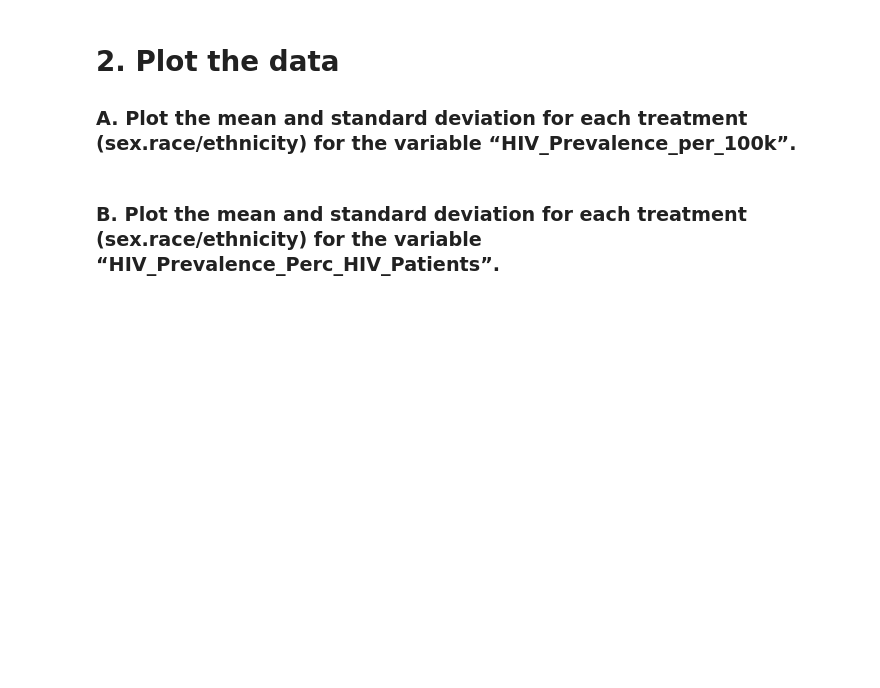
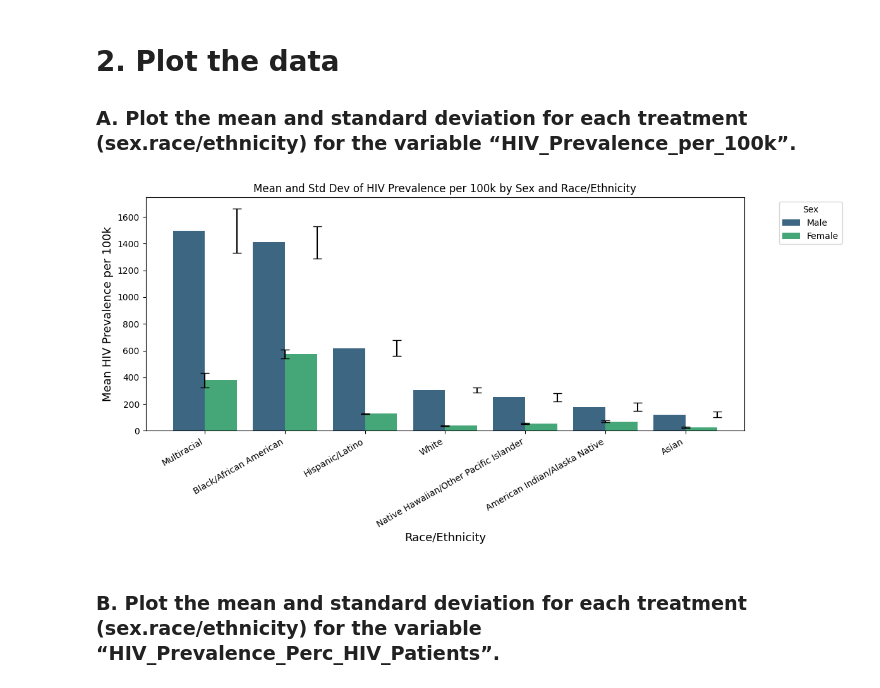
Before and after one commit to Apostle-of-Laplace/College, a Jupyter notebook: CBEE 213 Code/Homework Assignments/Homework 4/CBEE 213 Homework 4.ipynb, the cells around one changed output. Drawn from its saved outputs; the diff is of its cells as text; code cells hidden in the pictures; blank space fills up the shorter version.

```diff
--- a/CBEE 213 Code/Homework Assignments/Homework 4/CBEE 213 Homework 4.ipynb
+++ b/CBEE 213 Code/Homework Assignments/Homework 4/CBEE 213 Homework 4.ipynb
@@ -1,7 +84,61 @@
 # %% [markdown]
 # 1. Import the file “HIV_HW5.xlsx Download HIV_HW5.xlsx ” into Jupyter
+# %%
+file_name = 'CBEE 213 HW 4 HIV data.csv'
+hiv_data = path_finder(file_name)
 # %% [markdown]
 # 2. Plot the data
 ### A. Plot the mean and standard deviation for each treatment (sex.race/ethnicity) for the variable “HIV_Prevalence_per_100k”.
+# %%
+
+hiv_data_sorted = data_sorter(hiv_data)
+hiv_data_analyzed = data_analyzer(hiv_data_sorted)
+
+analyzed_df = pd.DataFrame([
+    {
+        'Sex': k[0],
+        'Race/Ethnicity': k[1],
+        'HIV_Prevalence_per_100k_mean': v['HIV Prevalence mean'],
+        'HIV_Prevalence_per_100k_stdev': v['HIV Prevalence stdev'],
+    }
+    for k, v in hiv_data_analyzed.items()
+])
+
+analyzed_df_sorted = analyzed_df.sort_values(by='HIV_Prevalence_per_100k_mean', ascending=False)
+
+fig, ax = plt.subplots(figsize=(12,6))
+
+sns.barplot(
+    data=analyzed_df_sorted, x='Race/Ethnicity',
+    y='HIV_Prevalence_per_100k_mean',
+    hue='Sex', errorbar=None, capsize=0.1,
+    palette='viridis'
+)
+
+for i, row in analyzed_df_sorted.iterrows():
+    x_pos = (
+        list(analyzed_df_sorted['Race/Ethnicity'].unique()).index(row['Race/Ethnicity'])
+        + (0 if row['Sex'] == 'Female' else 0.4)
+    )
+
+    ax.errorbar(
+        x=x_pos,
+        y=row['HIV_Prevalence_per_100k_mean'],
+        yerr=row['HIV_Prevalence_per_100k_stdev'],
+        fmt='none',
+        c='black',
+        capsize=5,
+        lw=1.5
+    )
+
+plt.ylabel('Mean HIV Prevalence per 100k', fontsize=13)
+plt.xlabel('Race/Ethnicity', fontsize=13)
+plt.title('Mean and Std Dev of HIV Prevalence per 100k by Sex and Race/Ethnicity')
+plt.xticks(rotation=30, ha='right')
+plt.legend(title='Sex', bbox_to_anchor=(1.05, 1), loc='upper left')
+plt.tight_layout()
+plt.show()
+# %% [output]
+[figure, added]
 # %% [markdown]
 ### B. Plot the mean and standard deviation for each treatment (sex.race/ethnicity) for the variable “HIV_Prevalence_Perc_HIV_Patients”.
```
Also changed, not shown: parts of 10 cells of this notebook, 3 other files.
